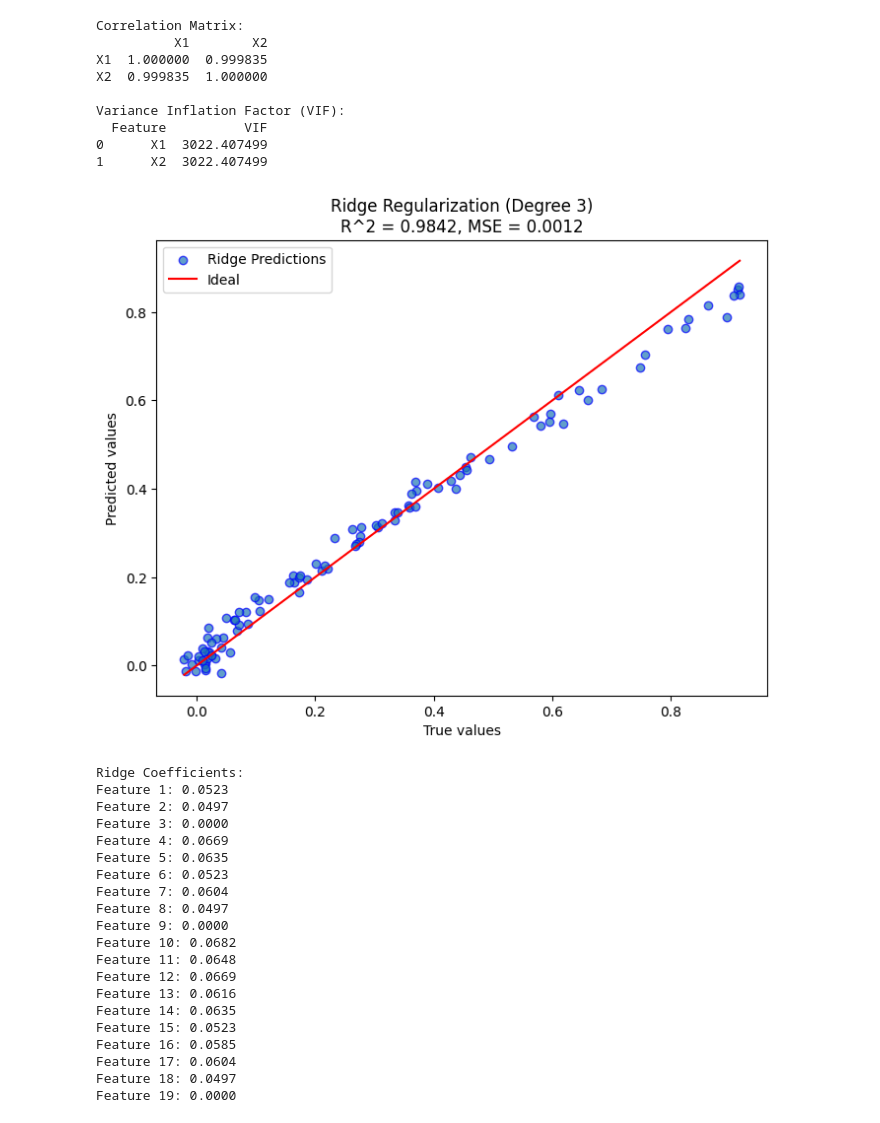
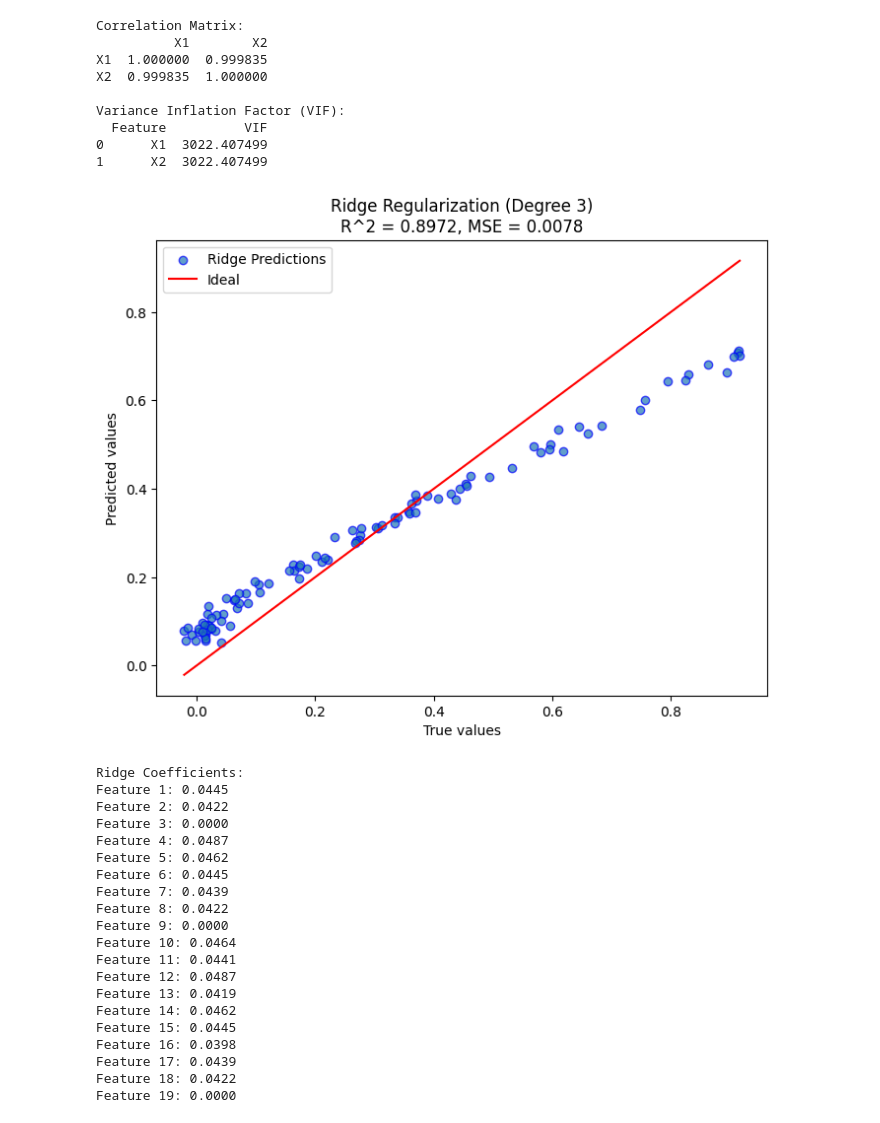
Before and after one commit to adamd1985/Lectures_On_MLAI, a Jupyter notebook: 4_1_Linear_Regression.ipynb, the cells around one changed output. Cells and saved outputs as stored; diff of their text form; code cells hidden in the pictures.

```diff
--- a/4_1_Linear_Regression.ipynb
+++ b/4_1_Linear_Regression.ipynb
@@ -1032,55 +1047,55 @@ Variance Inflation Factor (VIF):
 # %%
 from sklearn.linear_model import Ridge
 
-ridge_regression = Ridge(alpha=10)
+ridge_regression = Ridge(alpha=(n_samples * 0.5))
 pipeline_ridge = Pipeline(
     [
         ("polynomial_features", polynomial_features),
         ("ridge_regression", ridge_regression),
     ]
 )
 pipeline_ridge.fit(X, y)
 y_pred_ridge = pipeline_ridge.predict(X)
 
 # Metrics
 R2_ridge = r2_score(y, y_pred_ridge)
 MSE_ridge = mean_squared_error(y, y_pred_ridge)
 
 # Plot results
 plt.figure(figsize=(8, 6))
 plt.scatter(y, y_pred_ridge, edgecolor="b", alpha=0.7, label="Ridge Predictions")
 plt.plot([y.min(), y.max()], [y.min(), y.max()], color="red", label="Ideal")
 plt.xlabel("True values")
 plt.ylabel("Predicted values")
 plt.title(f"Ridge Regularization (Degree {degree})\nR^2 = {R2_ridge:.4f}, MSE = {MSE_ridge:.4f}")
 plt.legend()
 plt.show()
 
 # Print Ridge coefficients
 print("Ridge Coefficients:")
 for idx, coef in enumerate(pipeline_ridge.named_steps['ridge_regression'].coef_):
     print(f"Feature {idx + 1}: {coef:.4f}")
 # %% [output]
-[figure, old version]
+[figure, new version]
 Ridge Coefficients:
-Feature 1: 0.0523
-Feature 2: 0.0497
+Feature 1: 0.0445
+Feature 2: 0.0422
 Feature 3: 0.0000
-Feature 4: 0.0669
-Feature 5: 0.0635
-Feature 6: 0.0523
-Feature 7: 0.0604
-Feature 8: 0.0497
+Feature 4: 0.0487
+Feature 5: 0.0462
+Feature 6: 0.0445
+Feature 7: 0.0439
+Feature 8: 0.0422
 Feature 9: 0.0000
-Feature 10: 0.0682
-Feature 11: 0.0648
-Feature 12: 0.0669
-Feature 13: 0.0616
-Feature 14: 0.0635
-Feature 15: 0.0523
-Feature 16: 0.0585
-Feature 17: 0.0604
-Feature 18: 0.0497
+Feature 10: 0.0464
+Feature 11: 0.0441
+Feature 12: 0.0487
+Feature 13: 0.0419
+Feature 14: 0.0462
+Feature 15: 0.0445
+Feature 16: 0.0398
+Feature 17: 0.0439
+Feature 18: 0.0422
 Feature 19: 0.0000
 # %% [markdown]
 
```
Also changed, not shown: parts of 14 cells of this notebook.
